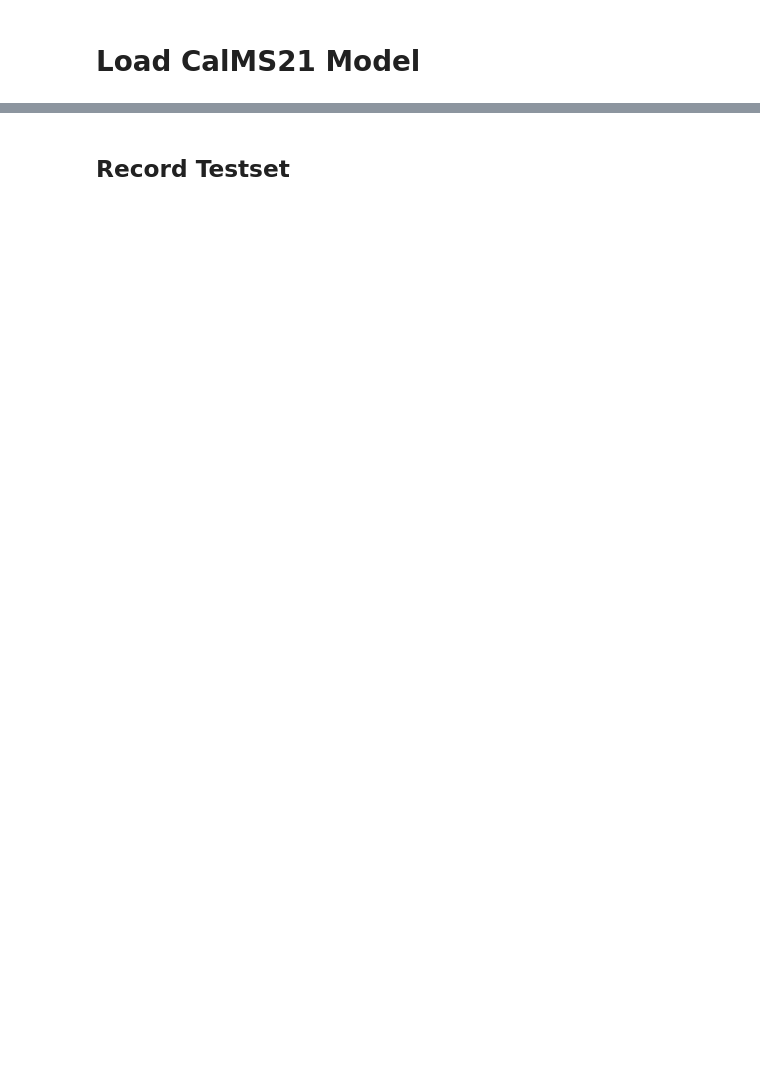
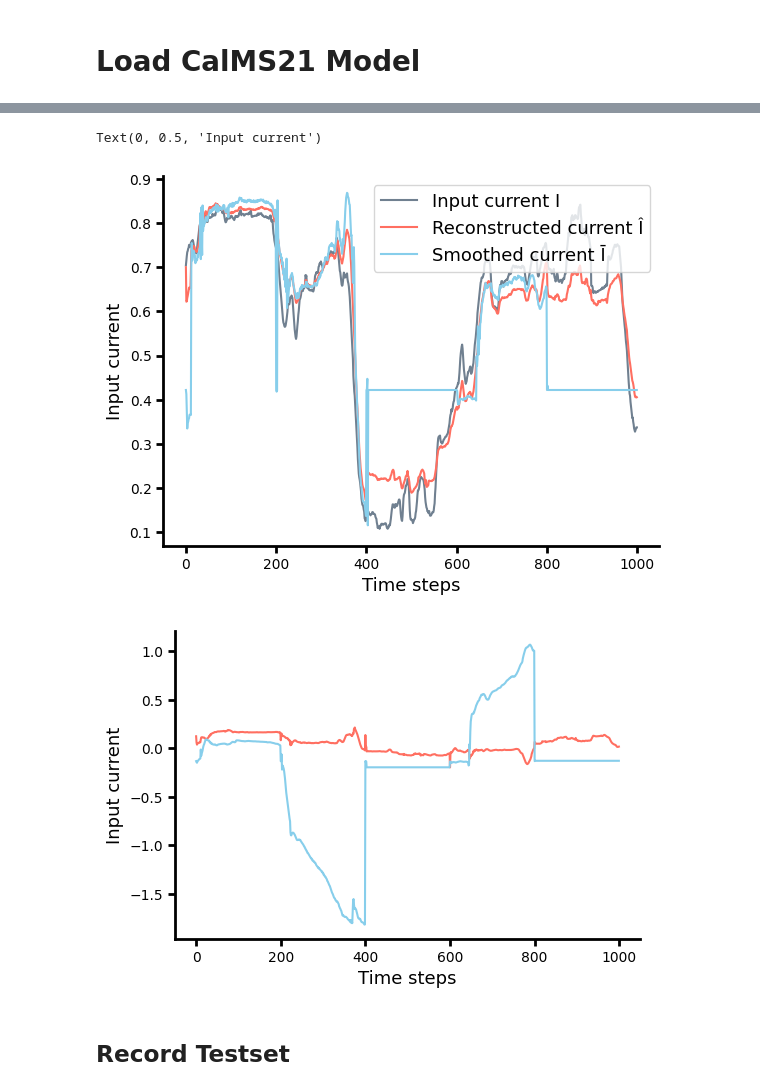
Before and after one commit to elliottabe/TiDHy, a Jupyter notebook: TiDHy_Figures_revision01.ipynb, the cells around one changed output, grey strips where cells are left out. Cells and saved outputs as stored; diff of their text form; code cells hidden in the pictures; blank space fills up the shorter version.

```diff
--- a/TiDHy_Figures_revision01.ipynb
+++ b/TiDHy_Figures_revision01.ipynb
@@ -1647,0 +1947,5 @@ seq_len
+# %%
+data_dict = load_data(cfg)
+inputs_train = stack_data(data_dict['inputs_train'], sequence_length=cfg.train.sequence_length, overlap=cfg.train.sequence_length//cfg.train.overlap_factor)
+inputs_val = stack_data(data_dict['inputs_val'], sequence_length=cfg.train.sequence_length, overlap=cfg.train.sequence_length)
+inputs_test = stack_data(data_dict['inputs_test'], sequence_length=cfg.train.sequence_length, overlap=cfg.train.sequence_length)
@@ -1648,3 +2027,44 @@ seq_len
+# %%
+result_dict = {}
+seq_len = [100,200,500,1000]
+for seq in tqdm(seq_len):
+    inputs_test = stack_data(data_dict['inputs_test'], sequence_length=seq, overlap=seq)
+    spatial_loss_rhat_avg, spatial_loss_rbar_avg, temp_loss_avg, result_dict_single = evaluate_record(loaded_model, inputs_test)
+    result_dict['{}'.format(seq)] = result_dict_single
+# %%
+W = jnp.stack([result_dict[str(seq)]['W'].reshape(-1, result_dict[str(seq)]['W'].shape[-1]) for seq in seq_len])
+I = jnp.stack([result_dict[str(seq)]['I'].reshape(-1, result_dict[str(seq)]['I'].shape[-1]) for seq in seq_len])
+Ihat = jnp.stack([result_dict[str(seq)]['I_hat'].reshape(-1, result_dict[str(seq)]['I_hat'].shape[-1]) for seq in seq_len])
+Ibar = jnp.stack([result_dict[str(seq)]['I_bar'].reshape(-1, result_dict[str(seq)]['I_bar'].shape[-1]) for seq in seq_len])
+R_hat = jnp.stack([result_dict[str(seq)]['R_hat'].reshape(-1, result_dict[str(seq)]['R_hat'].shape[-1]) for seq in seq_len])
+R_bar = jnp.stack([result_dict[str(seq)]['R_bar'].reshape(-1, result_dict[str(seq)]['R_bar'].shape[-1]) for seq in seq_len])
+R2_hat = jnp.stack([result_dict[str(seq)]['R2_hat'].reshape(-1, result_dict[str(seq)]['R2_hat'].shape[-1]) for seq in seq_len])
+# %%
+ts = 1
+feature = 0
+T_max = 1000
+plt.plot(I[ts,:T_max, feature], color=clr2b[0], label='Input current I')
+plt.plot(Ihat[ts,:T_max, feature], color=clr2b[1], label='Reconstructed current Î')
+plt.plot(Ibar[ts,:T_max, feature], color=clr2b[2], label='Smoothed current Ī')
+plt.xlabel('Time steps', fontsize=fontsize)
+plt.ylabel('Input current', fontsize=fontsize)
+plt.legend(fontsize=fontsize)
+
+ts = 1
+feature = 0
+T_max = 1000
+fig,axs = plt.subplots(1,1, figsize=(6,4))
+ax = axs
+# ax.plot(R_bar[ts,:T_max, feature], color=clr2b[0], label='Input current I')
+ax.plot(R_hat[ts,:T_max, feature], color=clr2b[1], label='Reconstructed current Î')
+ax.plot(R2_hat[ts,:T_max, feature], color=clr2b[2], label='Smoothed current Ī')
+ax.set_xlabel('Time steps', fontsize=fontsize)
+ax.set_ylabel('Input current', fontsize=fontsize)
+# plt.legend(fontsize=fontsize)
+# %% [output]
+Text(0, 0.5, 'Input current')
+[figure, added]
+[figure, added]
 # %%
 %matplotlib widget
 # %%
```
Also changed, not shown: parts of 84 cells of this notebook, 48 other files.
